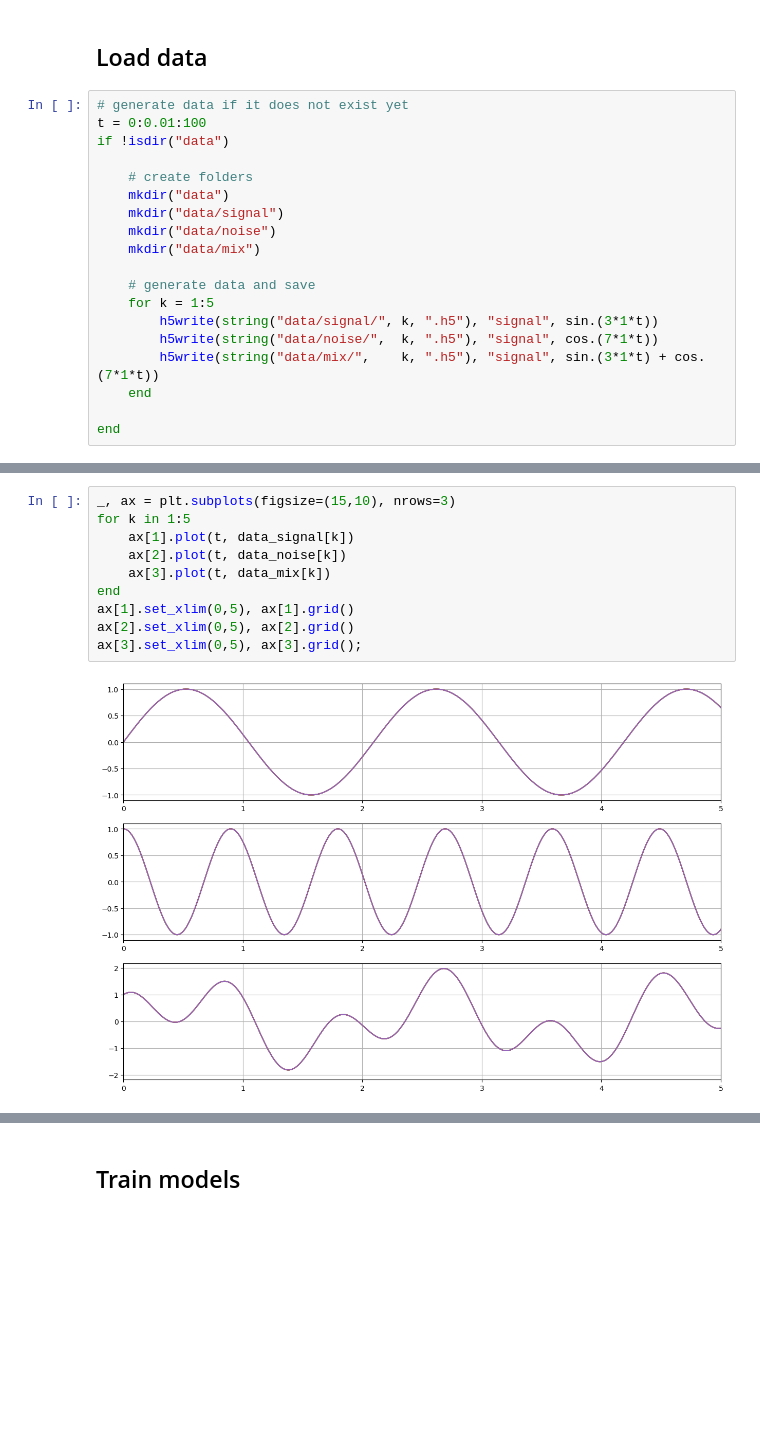
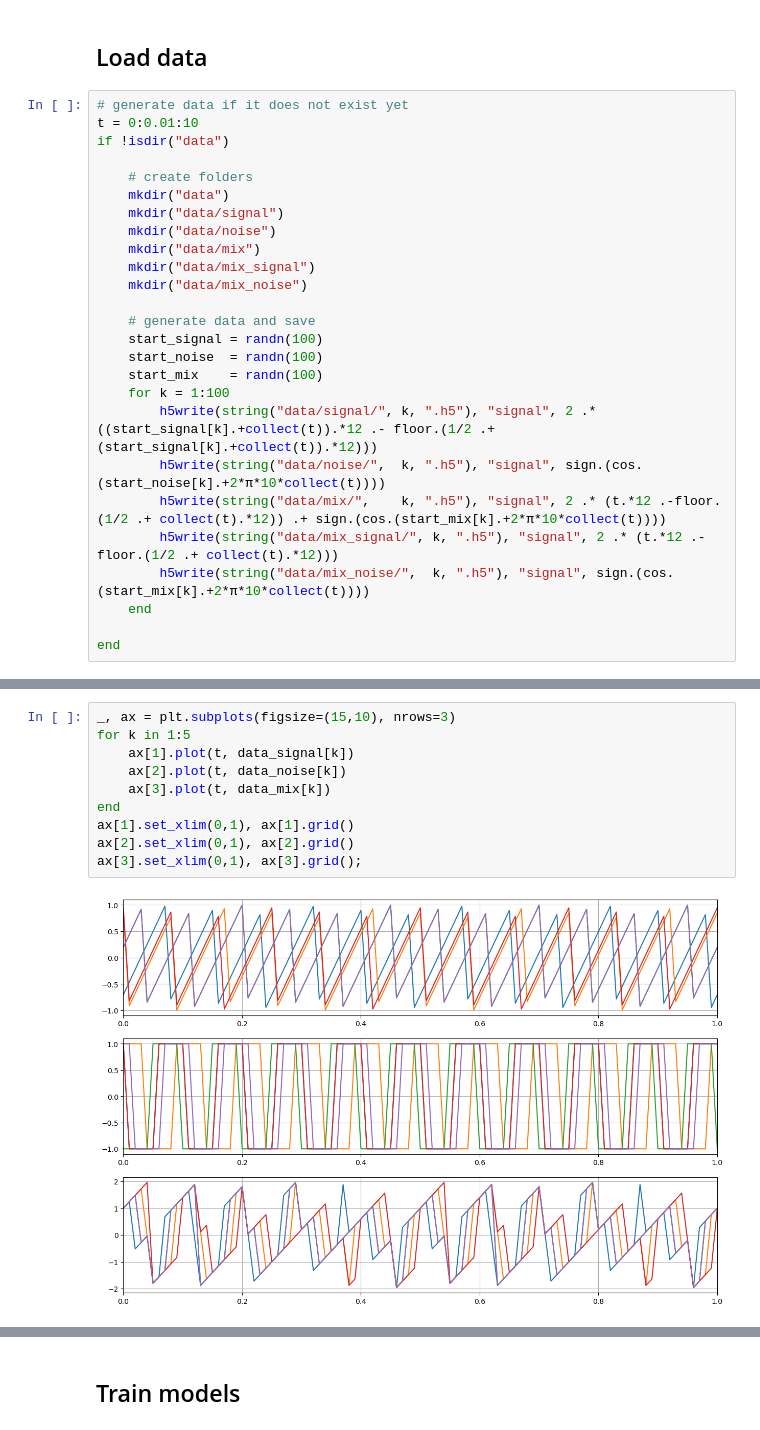
Before and after one commit to biaslab/PGM2022-SourceSeparationNAR, a Jupyter notebook: experiments/verification/verification_experiment.ipynb, the cells around one changed output, grey strips where cells are left out. Saved outputs shown, nothing was run; the diff lists cells and outputs as text; blank space fills up the shorter version.

```diff
--- a/experiments/verification/verification_experiment.ipynb
+++ b/experiments/verification/verification_experiment.ipynb
@@ -20,7 +20,7 @@ Random.seed!(1234);
 ## Load data
 # %%
 # generate data if it does not exist yet
-t = 0:0.01:100
+t = 0:0.01:10
 if !isdir("data")
 
     # create folders
@@ -28,12 +28,19 @@ if !isdir("data")
     mkdir("data/signal")
     mkdir("data/noise")
     mkdir("data/mix")
+    mkdir("data/mix_signal")
+    mkdir("data/mix_noise")
 
     # generate data and save
-    for k = 1:5
-        h5write(string("data/signal/", k, ".h5"), "signal", sin.(3*1*t))
-        h5write(string("data/noise/",  k, ".h5"), "signal", cos.(7*1*t))
-        h5write(string("data/mix/",    k, ".h5"), "signal", sin.(3*1*t) + cos.(7*1*t))
+    start_signal = randn(100)
+    start_noise  = randn(100)
+    start_mix    = randn(100)
+    for k = 1:100
+        h5write(string("data/signal/", k, ".h5"), "signal", 2 .* ((start_signal[k].+collect(t)).*12 .- floor.(1/2 .+ (start_signal[k].+collect(t)).*12)))
+        h5write(string("data/noise/",  k, ".h5"), "signal", sign.(cos.(start_noise[k].+2*π*10*collect(t))))
+        h5write(string("data/mix/",    k, ".h5"), "signal", 2 .* (t.*12 .-floor.(1/2 .+ collect(t).*12)) .+ sign.(cos.(start_mix[k].+2*π*10*collect(t))))
+        h5write(string("data/mix_signal/", k, ".h5"), "signal", 2 .* (t.*12 .-floor.(1/2 .+ collect(t).*12)))
+        h5write(string("data/mix_noise/",  k, ".h5"), "signal", sign.(cos.(start_mix[k].+2*π*10*collect(t))))
     end
 
 end
@@ -45,15 +54,15 @@ data_mix    = Data("data/mix/"    .* readdir("data/mix"),    Float64);
 # %%
 _, ax = plt.subplots(figsize=(15,10), nrows=3)
 for k in 1:5
     ax[1].plot(t, data_signal[k])
     ax[2].plot(t, data_noise[k])
     ax[3].plot(t, data_mix[k])
 end
-ax[1].set_xlim(0,5), ax[1].grid()
-ax[2].set_xlim(0,5), ax[2].grid()
-ax[3].set_xlim(0,5), ax[3].grid();
+ax[1].set_xlim(0,1), ax[1].grid()
+ax[2].set_xlim(0,1), ax[2].grid()
+ax[3].set_xlim(0,1), ax[3].grid();
 # %% [output]
-[figure, old version]
+[figure, new version]
 ┌ Warning: `vendor()` is deprecated, use `BLAS.get_config()` and inspect the output instead
 │   caller = npyinitialize() at numpy.jl:67
 └ @ PyCall C:\Users\s151781\.julia\packages\PyCall\L0fLP\src\numpy.jl:67
```
Also changed, not shown: parts of 42 cells of this notebook.
